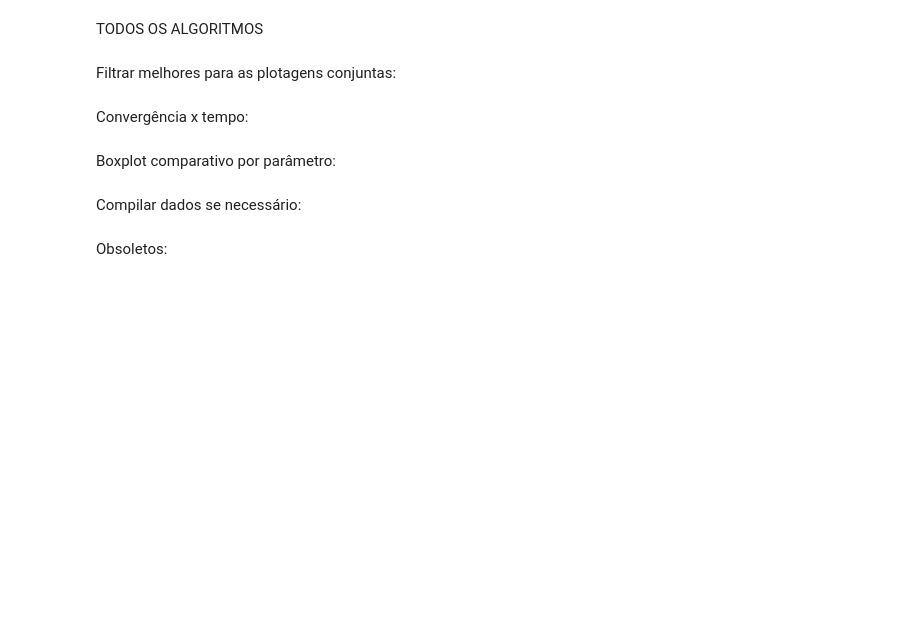
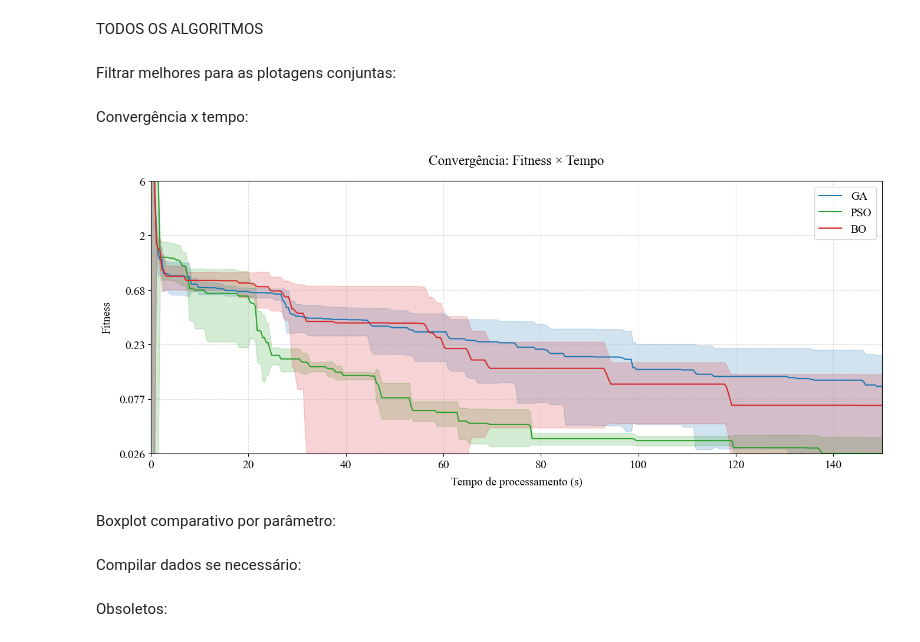
Before and after one commit to joaovfdias/optim_model_updating, a Jupyter notebook: plot/Problema 1.ipynb, the cells around one changed output. Drawn from its saved outputs; the diff is of its cells as text; code cells hidden in the pictures; blank space fills up the shorter version.

```diff
--- a/plot/Problema 1.ipynb
+++ b/plot/Problema 1.ipynb
@@ -41,4 +41,4 @@ POR ALGORITMO:
 Convergência (todos os conjuntos):
 # %%
 for algo in algos:
-    plot.plot_convergence_algorithm(algo, save=salvar_algo[algo])
+    plot.plot_convergence_algorithm(algo, save=salvar_algo[algo], legenda=False)
@@ -49,9 +45,9 @@ for algo in algos:
 # %% [markdown]
 Boxplot por parâmetro:
 # %%
-for algo in algos:
-    for param in dadosp.keys:
-        plot.plot_parameter_boxplot(param, algo=[algo], key_to_name=dadosp.key_to_name, expected_value=dadosp.expected_values[param], search_space=dadosp.search_spaces, save=salvar_algo[algo])
+# for algo in algos:
+#     for param in dadosp.keys:
+#         plot.plot_parameter_boxplot(param, algo=[algo], key_to_name=dadosp.key_to_name, expected_value=dadosp.expected_values[param], search_space=dadosp.search_spaces, save=salvar_algo[algo])
 # %% [markdown]
 Boxplot do erro (todos os parâmetros, um por conjunto):
 # %%
@@ -64,9 +60,9 @@ Filtrar melhores para as plotagens conjuntas:
 # %%
 # Filtrar conjuntos (boxplot)
 filter_sets = {
-    "GA": [2],
-    "PSO": [2],
-    "BO": [3]
+    "GA": [1],
+    "PSO": [1],
+    "BO": [1]
 }
 
 logs_dir = {
@@ -75,7 +71,9 @@ logs_dir = {
 # %% [markdown]
 Convergência x tempo:
 # %%
-plot.plot_convergence_vs_time_logs(algos, logs_dir, ymax=ymax, tmax=tmax)
+plot.plot_convergence_vs_time_logs(algos, logs_dir, ymax=6, tmax=150)
+# %% [output]
+[figure, added]
 # %% [markdown]
 Boxplot comparativo por parâmetro:
 # %%
```
Also changed, not shown: parts of 1 cell of this notebook, 2 other files.
